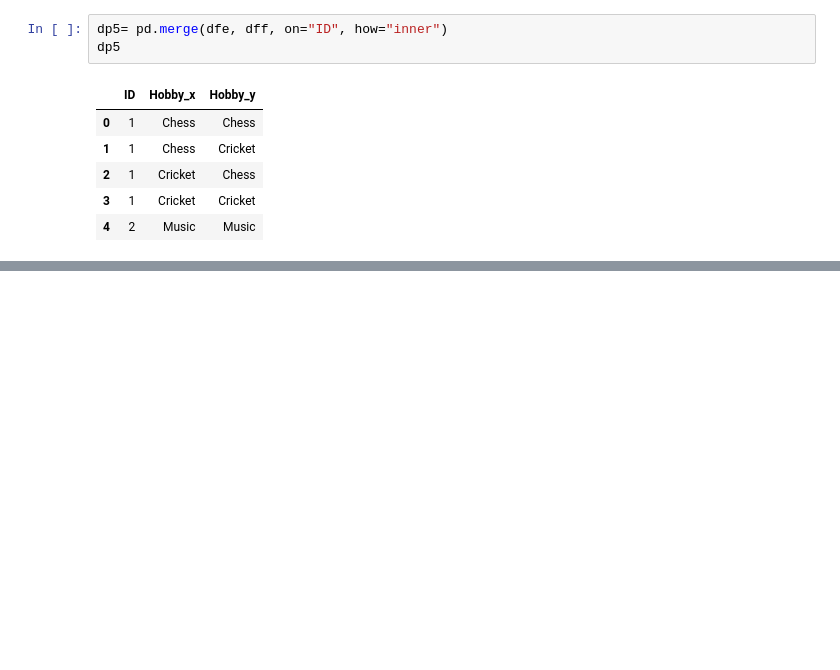
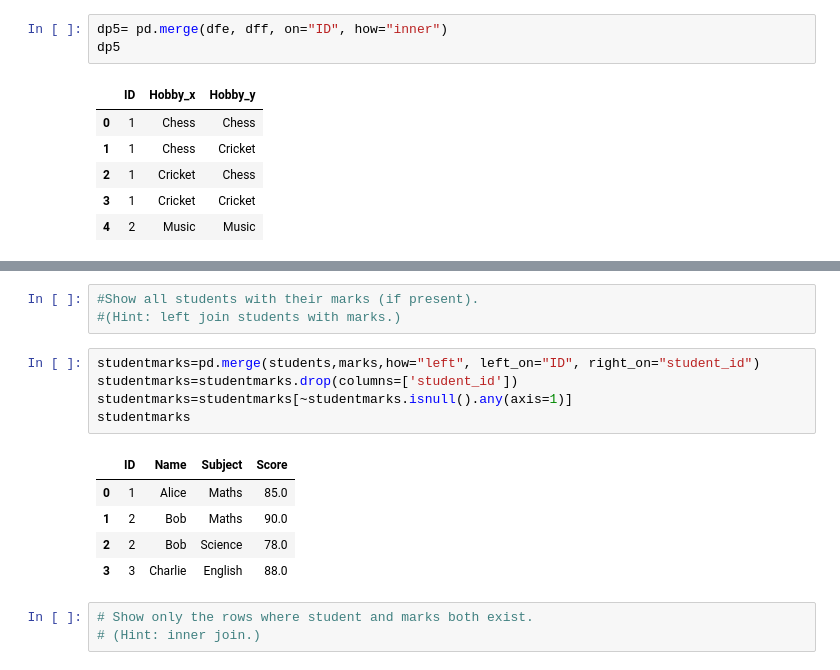
Before and after one commit to Gaurav200016/ML, a Jupyter notebook: Day3a.ipynb, the cells around one changed output, grey strips where cells are left out. Drawn from its saved outputs; the diff is of its cells as text; blank space fills up the shorter version.

```diff
--- a/Day3a.ipynb
+++ b/Day3a.ipynb
@@ -203,0 +225,17 @@ dp5
+# %%
+#Show all students with their marks (if present).
+#(Hint: left join students with marks.)
+# %%
+studentmarks=pd.merge(students,marks,how="left", left_on="ID", right_on="student_id")
+studentmarks=studentmarks.drop(columns=['student_id'])
+studentmarks=studentmarks[~studentmarks.isnull().any(axis=1)]
+studentmarks
+# %% [output]
+|  | ID | Name | Subject | Score |
+| 0 | 1 | Alice | Maths | 85.0 |
+| 1 | 2 | Bob | Maths | 90.0 |
+| 2 | 2 | Bob | Science | 78.0 |
+| 3 | 3 | Charlie | English | 88.0 |
+# %%
+# Show only the rows where student and marks both exist.
+# (Hint: inner join.)
```
Also changed, not shown: parts of 9 cells of this notebook, 5 other files.
